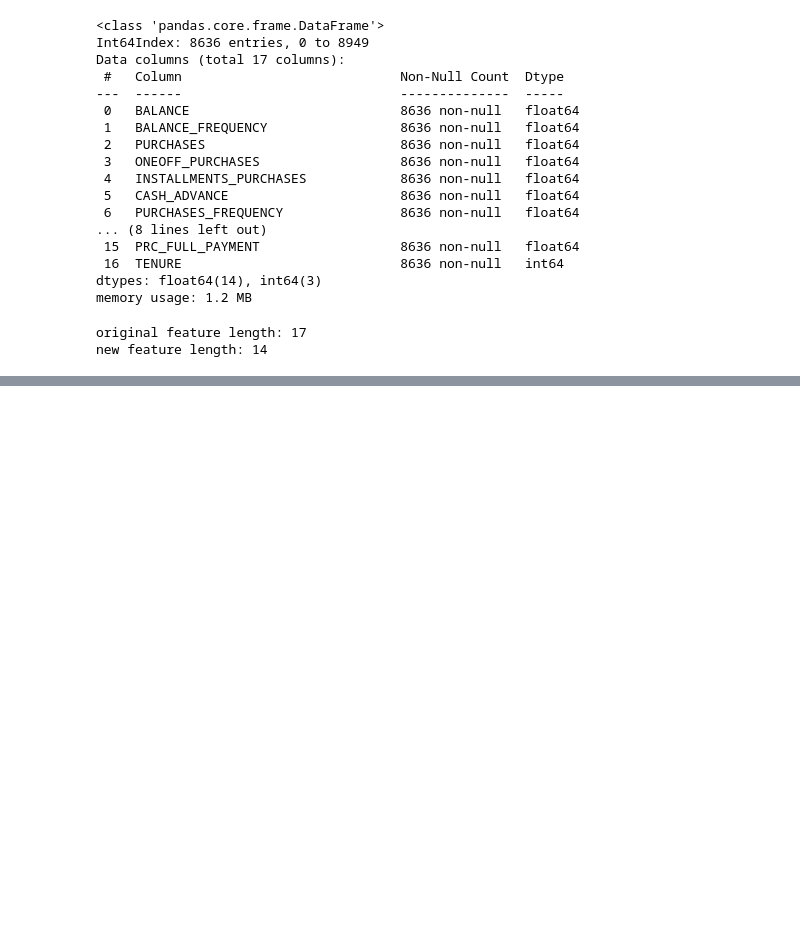
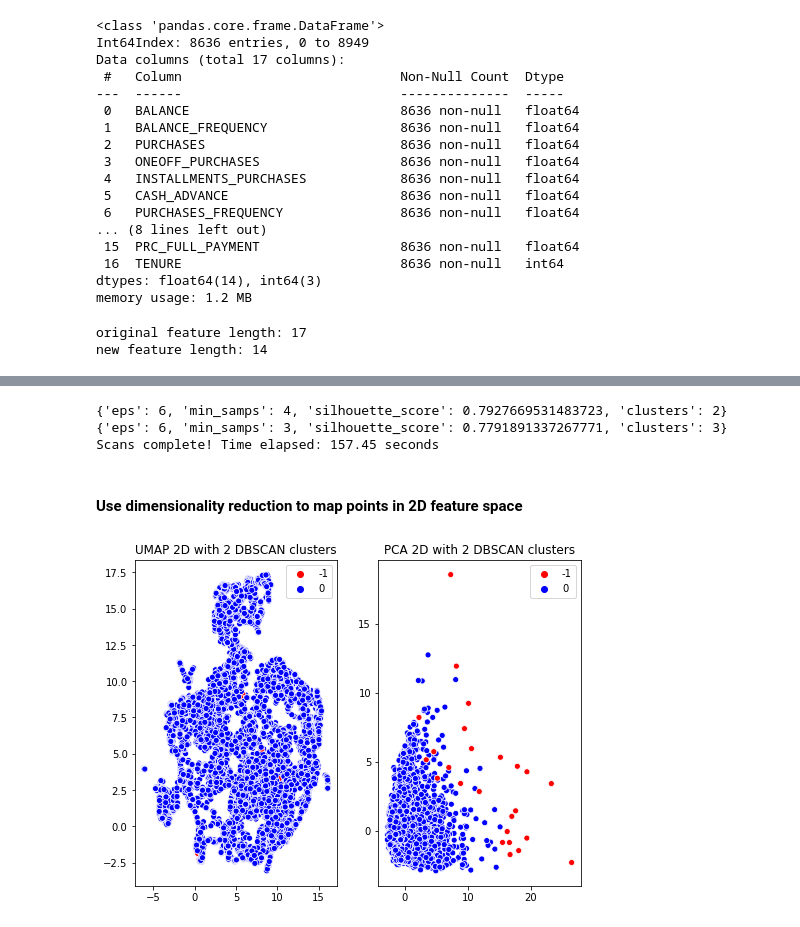
Before and after one commit to RPerron91/capstone3, a Jupyter notebook: capstone3.ipynb, the cells around one changed output, grey strips where cells are left out. Drawn from its saved outputs; the diff is of its cells as text; code cells hidden in the pictures; blank space fills up the shorter version.

Commit message:
clustering analysis added

```diff
--- a/capstone3.ipynb
+++ b/capstone3.ipynb
@@ -205,0 +127,44 @@ def best_gmm_cluster(scaled, clusters):
+# %%
+# Run function with scaled data. Display the dictionary of results for initial idea of cluster amount
+time_start = time.time()
+dbscan_score1, dbscan_score2, dbscan_labels1, dbscan_labels2 = best_dbscan_cluster(scaled)
+print(dbscan_score1)
+print(dbscan_score2)
+print('Scans complete! Time elapsed: {:.2f} seconds'.format(time.time()-time_start))
+# %% [output]
+{'eps': 6, 'min_samps': 4, 'silhouette_score': 0.7927669531483723, 'clusters': 2}
+{'eps': 6, 'min_samps': 3, 'silhouette_score': 0.7791891337267771, 'clusters': 3}
+Scans complete! Time elapsed: 157.45 seconds
+# %% [markdown]
+#### Use dimensionality reduction to map points in 2D feature space
+# %%
+palette = ['r', 'b', 'y', 'g', 'violet', 'orange', 'indigo']
+
+def get_colors(labels, palette):
+    color_list = []
+    for label in labels:
+        color_list.append(palette[label + 1])
+    return color_list
+# %%
+pca = PCA(n_components=2)
+pca_2components = pca.fit_transform(scaled)
+# %%
+umap_results = umap.UMAP(n_neighbors=5,
+                      min_dist=0.2,
+                      metric='correlation').fit_transform(scaled)
+# %%
+def dualmaps(pca_components, umap_components, score, labels, palette):
+    p = palette[:score['clusters']]
+    fig= plt.subplots(figsize=(8,6))
+    plt.subplot(1,2,1)
+    plt.title('UMAP 2D with {} DBSCAN clusters'.format(dbscan_score1['clusters']))
+    sns.scatterplot(x=umap_components[:, 0], y=umap_components[:, 1], hue=labels, palette=p)
+
+    plt.subplot(1,2,2)
+    plt.title('PCA 2D with {} DBSCAN clusters'.format(dbscan_score1['clusters']))
+    sns.scatterplot(x=pca_components[:, 0], y=pca_components[:, 1], hue=labels, palette=p)
+# %%
+# Plot results using the cluster labels from the best dbscan silhouette score to dictate color
+dualmaps(pca_2components, umap_results, dbscan_score1, dbscan_labels1, palette)
+# %% [output]
+[figure, added]
```
Also changed, not shown: parts of 50 cells of this notebook.
